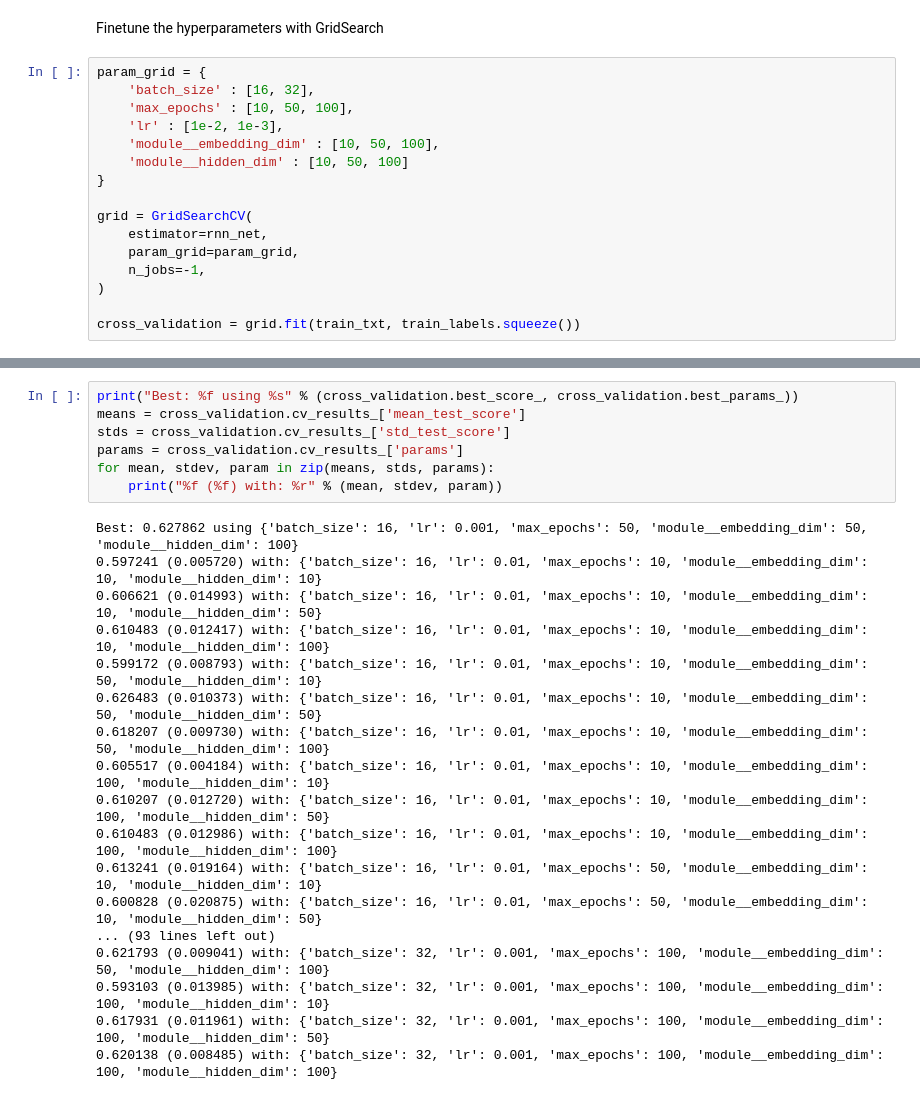
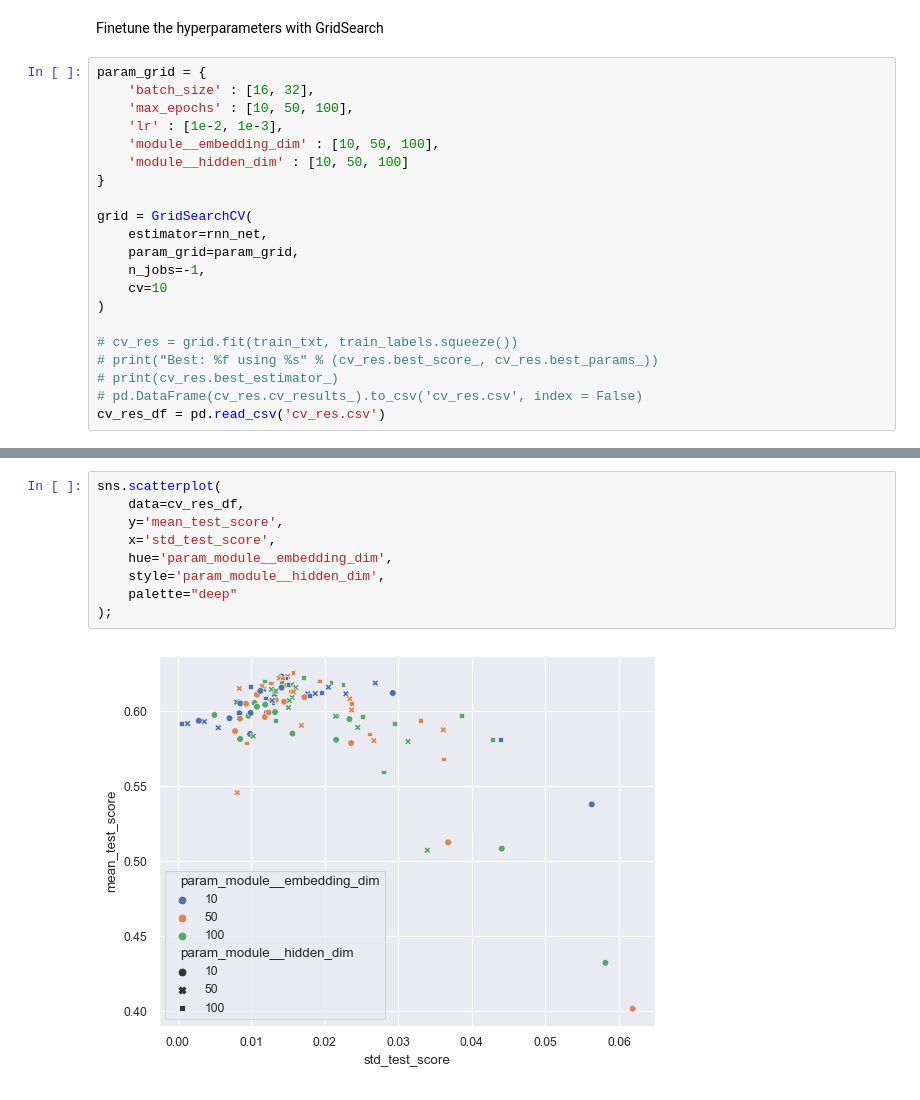
Before and after one commit to CamilleLeempoels/NLP_Financial_Sentiment_Analysis, a Jupyter notebook: nlp_project.ipynb, the cells around one changed output, grey strips where cells are left out. Saved outputs shown, nothing was run; the diff lists cells and outputs as text.

```diff
--- a/nlp_project.ipynb
+++ b/nlp_project.ipynb
@@ -231,7 +224,12 @@ grid = GridSearchCV(
     estimator=rnn_net,
     param_grid=param_grid,
     n_jobs=-1,
+    cv=10
 )
 
-cross_validation = grid.fit(train_txt, train_labels.squeeze())
+# cv_res = grid.fit(train_txt, train_labels.squeeze())
+# print("Best: %f using %s" % (cv_res.best_score_, cv_res.best_params_))
+# print(cv_res.best_estimator_)
+# pd.DataFrame(cv_res.cv_results_).to_csv('cv_res.csv', index = False)
+cv_res_df = pd.read_csv('cv_res.csv')
 # %% [output]
@@ -255,25 +244,11 @@ cross_validation = grid.fit(train_txt, train_labels.squeeze())
-# %%
-print("Best: %f using %s" % (cross_validation.best_score_, cross_validation.best_params_))
-means = cross_validation.cv_results_['mean_test_score']
-stds = cross_validation.cv_results_['std_test_score']
-params = cross_validation.cv_results_['params']
-for mean, stdev, param in zip(means, stds, params):
-    print("%f (%f) with: %r" % (mean, stdev, param))
-# %% [output]
-Best: 0.627862 using {'batch_size': 16, 'lr': 0.001, 'max_epochs': 50, 'module__embedding_dim': 50, 'module__hidden_dim': 100}
-0.597241 (0.005720) with: {'batch_size': 16, 'lr': 0.01, 'max_epochs': 10, 'module__embedding_dim': 10, 'module__hidden_dim': 10}
-0.606621 (0.014993) with: {'batch_size': 16, 'lr': 0.01, 'max_epochs': 10, 'module__embedding_dim': 10, 'module__hidden_dim': 50}
-0.610483 (0.012417) with: {'batch_size': 16, 'lr': 0.01, 'max_epochs': 10, 'module__embedding_dim': 10, 'module__hidden_dim': 100}
-0.599172 (0.008793) with: {'batch_size': 16, 'lr': 0.01, 'max_epochs': 10, 'module__embedding_dim': 50, 'module__hidden_dim': 10}
-0.626483 (0.010373) with: {'batch_size': 16, 'lr': 0.01, 'max_epochs': 10, 'module__embedding_dim': 50, 'module__hidden_dim': 50}
-0.618207 (0.009730) with: {'batch_size': 16, 'lr': 0.01, 'max_epochs': 10, 'module__embedding_dim': 50, 'module__hidden_dim': 100}
-0.605517 (0.004184) with: {'batch_size': 16, 'lr': 0.01, 'max_epochs': 10, 'module__embedding_dim': 100, 'module__hidden_dim': 10}
-0.610207 (0.012720) with: {'batch_size': 16, 'lr': 0.01, 'max_epochs': 10, 'module__embedding_dim': 100, 'module__hidden_dim': 50}
-0.610483 (0.012986) with: {'batch_size': 16, 'lr': 0.01, 'max_epochs': 10, 'module__embedding_dim': 100, 'module__hidden_dim': 100}
-0.613241 (0.019164) with: {'batch_size': 16, 'lr': 0.01, 'max_epochs': 50, 'module__embedding_dim': 10, 'module__hidden_dim': 10}
-0.600828 (0.020875) with: {'batch_size': 16, 'lr': 0.01, 'max_epochs': 50, 'module__embedding_dim': 10, 'module__hidden_dim': 50}
-... (93 lines left out)
-0.621793 (0.009041) with: {'batch_size': 32, 'lr': 0.001, 'max_epochs': 100, 'module__embedding_dim': 50, 'module__hidden_dim': 100}
-0.593103 (0.013985) with: {'batch_size': 32, 'lr': 0.001, 'max_epochs': 100, 'module__embedding_dim': 100, 'module__hidden_dim': 10}
-0.617931 (0.011961) with: {'batch_size': 32, 'lr': 0.001, 'max_epochs': 100, 'module__embedding_dim': 100, 'module__hidden_dim': 50}
-0.620138 (0.008485) with: {'batch_size': 32, 'lr': 0.001, 'max_epochs': 100, 'module__embedding_dim': 100, 'module__hidden_dim': 100}
+# %%
+sns.scatterplot(
+    data=cv_res_df,
+    y='mean_test_score',
+    x='std_test_score',
+    hue='param_module__embedding_dim',
+    style='param_module__hidden_dim',
+    palette="deep"
+);
+# %% [output]
+[figure, added]
```
Also changed, not shown: parts of 31 cells of this notebook, 1 other file.
